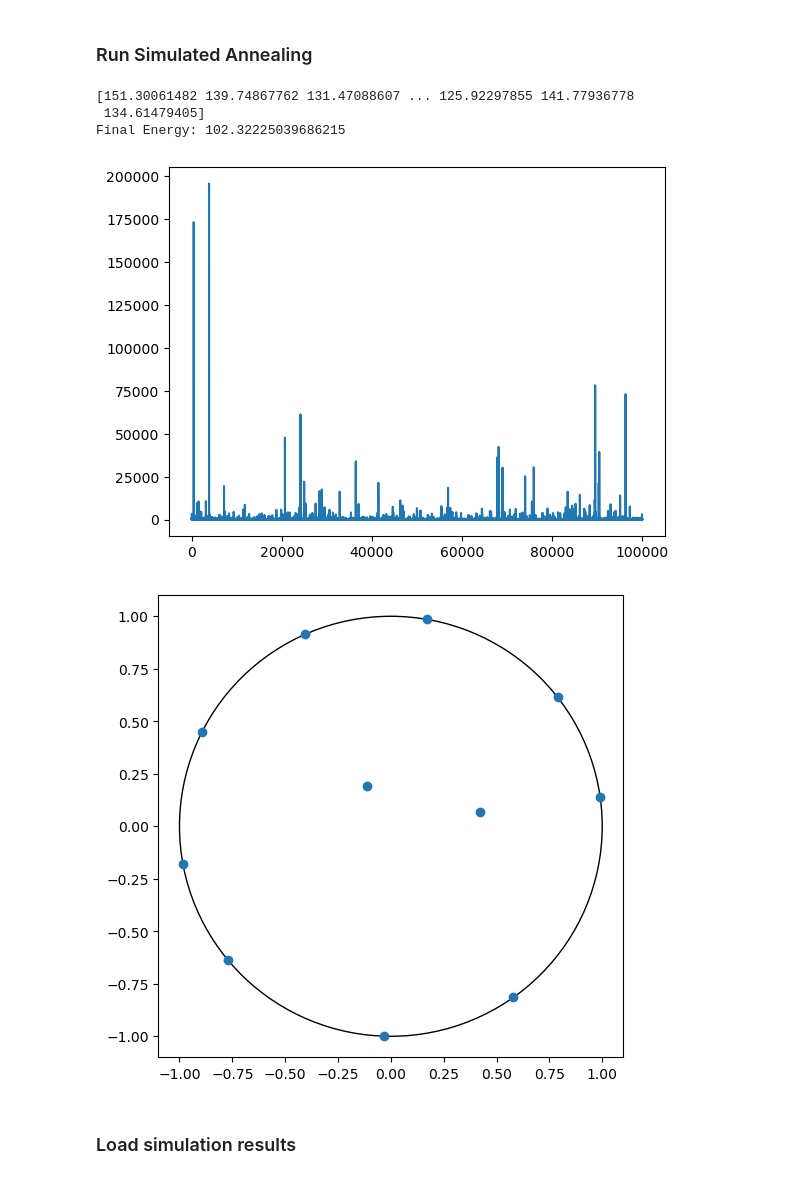
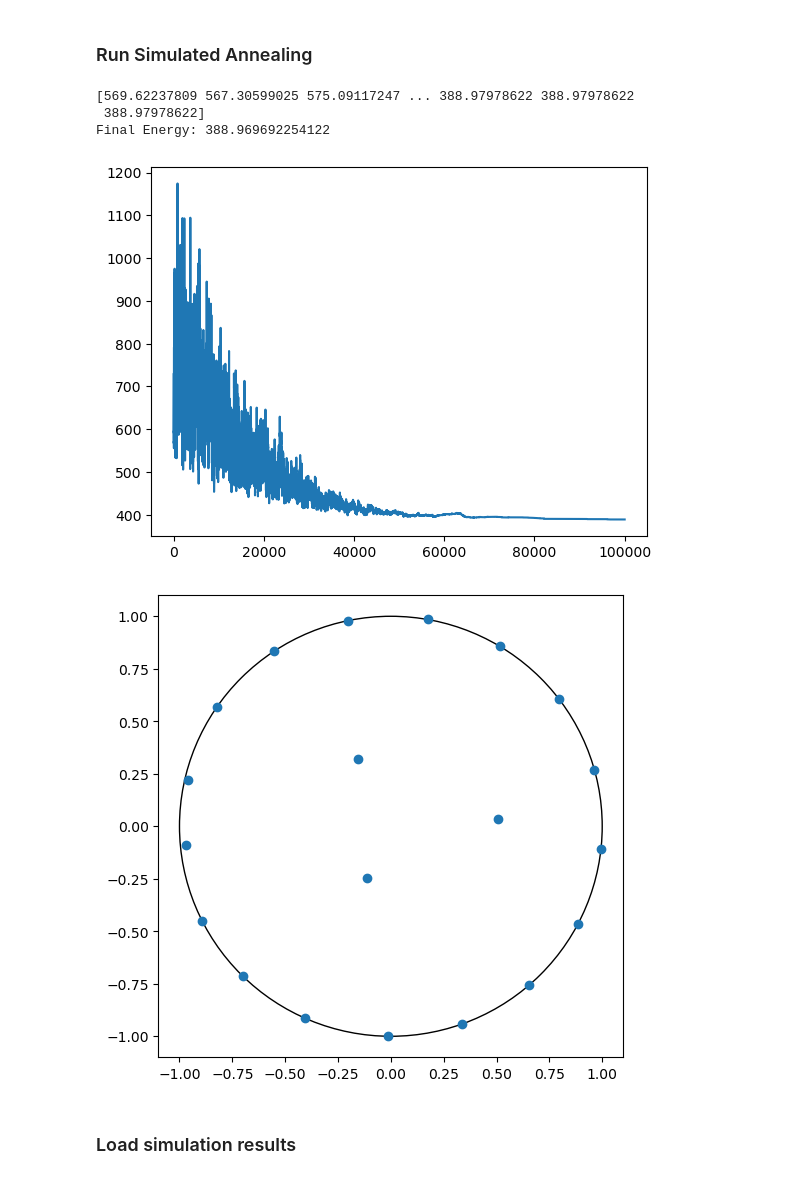
Before and after one commit to Koekoek1337/stochSim3, a Jupyter notebook: electricPotentialEnergy.ipynb, the cells around one changed output. Cells and saved outputs as stored; diff of their text form; code cells hidden in the pictures.

```diff
--- a/electricPotentialEnergy.ipynb
+++ b/electricPotentialEnergy.ipynb
@@ -9,7 +10,7 @@ import electricPotentialEnergy as pe
 # %% [markdown]
 ### Initialize the system
 # %%
-system = pe.Coulomb(11)
+system = pe.Coulomb(20, seed=45)
 
 fig, ax = pe.plotState(system.state)
 print(f"Initial Energy: {system.stateEnergy()}")
@@ -20,26 +21,25 @@ Initial Energy: 151.30061482359991
 ### Run Simulated Annealing
 # %%
 max_iters = 100000
-initial_temp = 10
-cooling_rate = 0.0001
+initial_temp = 100
+cooling_rate = 0.1
+alpha = 0.99
 max_step = 2
 
-filename = "test"
-
-scheme = pe.arithmeticGeometric(initial_temp, cooling_rate, 0)
-optimized_system, energy = pe.simulatedAnnealing(system, 10, max_iters, scheme, max_step, save_path=filename)
+scheme = pe.geometricCooling(initial_temp, alpha)
+optimized_system, energy = pe.simulatedAnnealing(system, 100, max_iters, scheme, max_step)
 
 plt.plot(energy)
 print(energy)
 
 fig, ax = pe.plotState(optimized_system.state)
 print(f"Final Energy: {optimized_system.stateEnergy()}")
 plt.show()
 # %% [output]
-[151.30061482 139.74867762 131.47088607 ... 125.92297855 141.77936778
- 134.61479405]
-Final Energy: 102.32225039686215
+[569.62237809 567.30599025 575.09117247 ... 388.97978622 388.97978622
+ 388.97978622]
+Final Energy: 388.969692254122
-[figure, old version]
+[figure, new version]
-[figure, old version]
+[figure, new version]
 # %%
 optimum = minimize(pe.optimize,x0=[0.25, 0.25], method='Powell', bounds=[[0.1,1], [0.1,1]], options={'disp':True})
```
Also changed, not shown: parts of 11 cells of this notebook.
